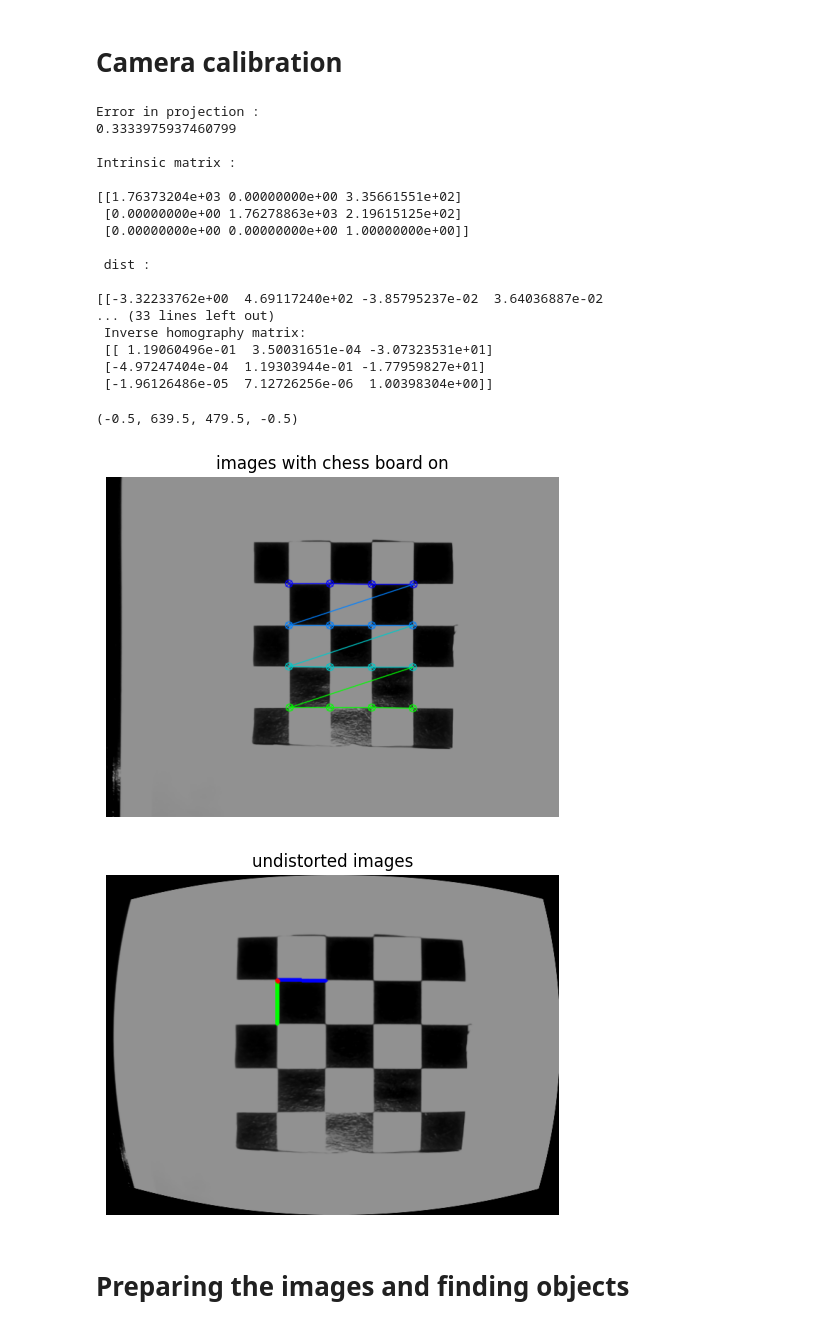
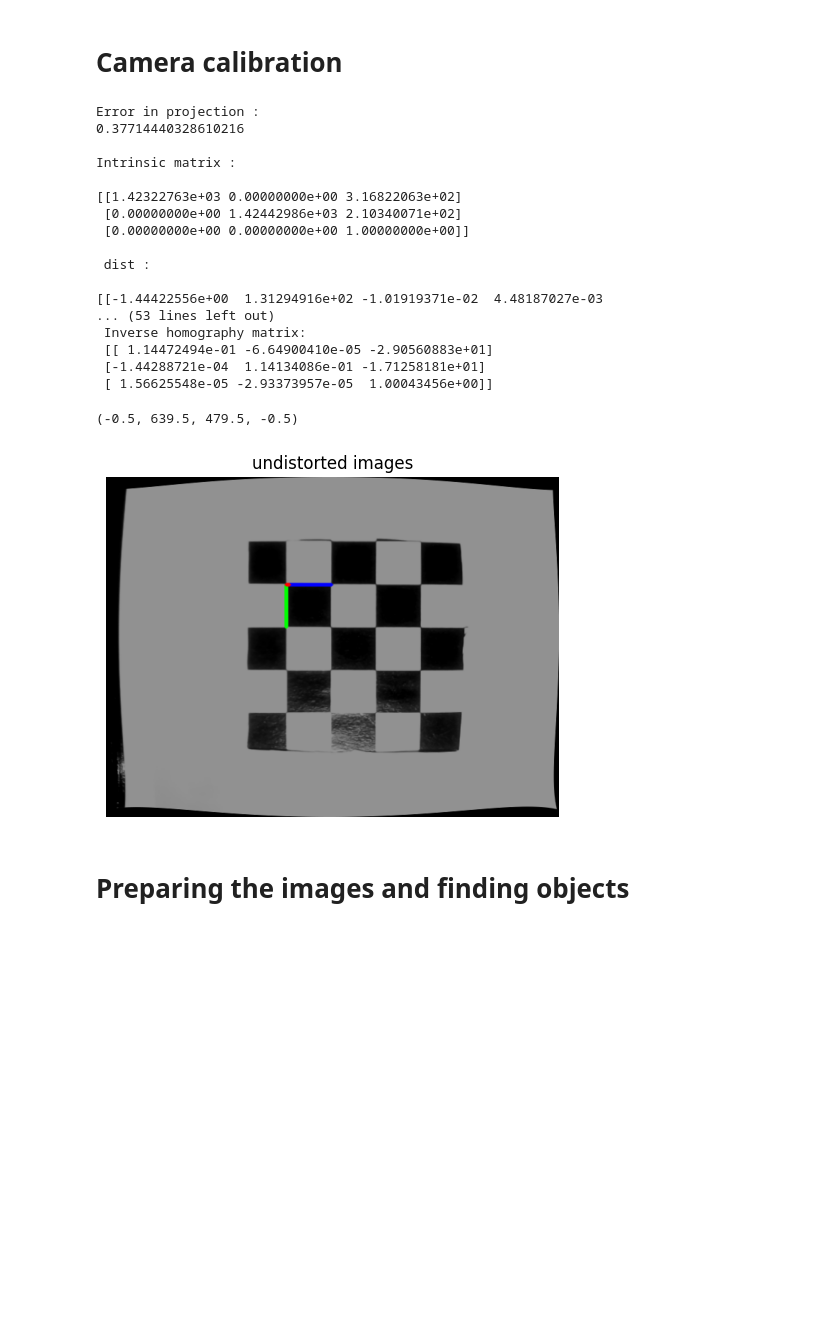
Before and after one commit to arvin-das/Project_3_Localization, a Jupyter notebook: Camera_calibration_refined.ipynb, the cells around one changed output. Saved outputs shown, nothing was run; the diff lists cells and outputs as text; code cells hidden in the pictures; blank space fills up the shorter version.

```diff
--- a/Camera_calibration_refined.ipynb
+++ b/Camera_calibration_refined.ipynb
@@ -164,12 +161,31 @@ def Draw_frame_on_pic(img, mtx, dist, rvecs, tvecs):
     new_img= img.copy()
     cv2.drawFrameAxes(new_img, mtx, dist, rvecs[0], tvecs[0], length=7, thickness=3)
     return new_img
+
+def Make_cTo(rvec, tvec):
+    R, _ = cv2.Rodrigues(rvecs[0])
+    T = tvec[0]
+    cTo = np.vstack([np.hstack([R, T.reshape(3, 1)]), np.array([0, 0, 0, 1])])
+    return cTo
+
+def Homography_with_height_adustment(cTo, height, intrinsic):
+    T_compensate = np.eye(4)
+    T_compensate[2, 3] = -height
+
+    cTo_compensate = np.dot(cTo, T_compensate)
+    projection = np.dot(intrinsic, cTo_compensate[:3, :])
+
+    homography = np.delete(projection, 2, axis=1)
+    print("\nPre homography matrix: \n", homography)
+
+    homography = homography/homography[2][2]
+    print("\nPost homography matrix: \n", homography)
+    return homography
 # %% [markdown]
 # Init
 # %%
 # Each tile is 7x7 mm
 chekcerboard_tile_size = 7 #mm
-
 # Because we have defined our grid in millimeters our output will also be in millimeters.
 
 # Vertical and horizontal
@@ -180,5 +196,8 @@ criteria = (cv2.TERM_CRITERIA_EPS + cv2.TERM_CRITERIA_MAX_ITER, 30, 0.001)
 objp = np.zeros((1, CHECKERBOARD[0] * CHECKERBOARD[1], 3), np.float32)
 objp[0,:,:2] = np.mgrid[0:CHECKERBOARD[0], 0:CHECKERBOARD[1]].T.reshape(-1, 2)
 objp *= chekcerboard_tile_size
+
+# Defining the avarage bean height
+bean_height = 7.36 # [mm] average distance from plane to bean/chickpea
 # %% [markdown]
 # Camera calibration
@@ -187,52 +239,50 @@ picture_path = "Images/ChessBoards/"
 folder = "LimitedBoards2/"
 file_name = "000001.bmp"
 pic_name = picture_path + folder + file_name
 
 img = cv2.imread(pic_name)
 img_gr = Gray_scale(img)
 
-img_sq, obj_points, img_points = Analyse_chessboard(img, img_gr, CHECKERBOARD, objp, criteria)
-
 ret, mtx, dist, rvecs, tvecs = cv2.calibrateCamera(obj_points, img_points, img_gr.shape[::-1], None, None)
 Print_camera_callibrtion(ret, mtx, dist, rvecs, tvecs)
 ext_matrix = Make_extrinsic(rvecs[0], tvecs[0])
-homo_matrix = Make_homography_matrix(ext_matrix, mtx)
+
+object_to_camera = Make_cTo(rvecs, tvecs)
+
+homo_matrix = Homography_with_height_adustment(object_to_camera, bean_height, mtx)
+
+#homo_matrix = Make_homography_matrix(ext_matrix, mtx)
+#we made a new function where we compensated for the height so we dont need this anymore
+
 inv_homo = inv_homography(homo_matrix)
 
 undist_img = Undestor_images(pic_name, mtx, dist, rvecs, tvecs, draw_frame=True)
 
 plt.figure(figsize=(30, 15))
 plt.subplot(3,3,1)
-plt.imshow(img_sq)
-plt.title('images with chess board on')
-plt.axis('off')
-
-plt.figure(figsize=(30, 15))
-plt.subplot(3,3,2)
 plt.imshow(undist_img)
 plt.title('undistorted images')
 plt.axis('off')
 # %% [output]
 Error in projection :
-0.3333975937460799
+0.37714440328610216
 
 Intrinsic matrix :
 
-[[1.76373204e+03 0.00000000e+00 3.35661551e+02]
- [0.00000000e+00 1.76278863e+03 2.19615125e+02]
+[[1.42322763e+03 0.00000000e+00 3.16822063e+02]
+ [0.00000000e+00 1.42442986e+03 2.10340071e+02]
  [0.00000000e+00 0.00000000e+00 1.00000000e+00]]
 
  dist :
 
-[[-3.32233762e+00  4.69117240e+02 -3.85795237e-02  3.64036887e-02
-... (33 lines left out)
+[[-1.44422556e+00  1.31294916e+02 -1.01919371e-02  4.48187027e-03
+... (53 lines left out)
  Inverse homography matrix:
- [[ 1.19060496e-01  3.50031651e-04 -3.07323531e+01]
- [-4.97247404e-04  1.19303944e-01 -1.77959827e+01]
- [-1.96126486e-05  7.12726256e-06  1.00398304e+00]]
+ [[ 1.14472494e-01 -6.64900410e-05 -2.90560883e+01]
+ [-1.44288721e-04  1.14134086e-01 -1.71258181e+01]
+ [ 1.56625548e-05 -2.93373957e-05  1.00043456e+00]]
 (-0.5, 639.5, 479.5, -0.5)
-[figure, old version]
+[figure, new version]
-[figure, removed]
 # %% [markdown]
 # Preparing the images and finding objects
 # %%
```
Also changed, not shown: parts of 5 cells of this notebook, 1 other file.
